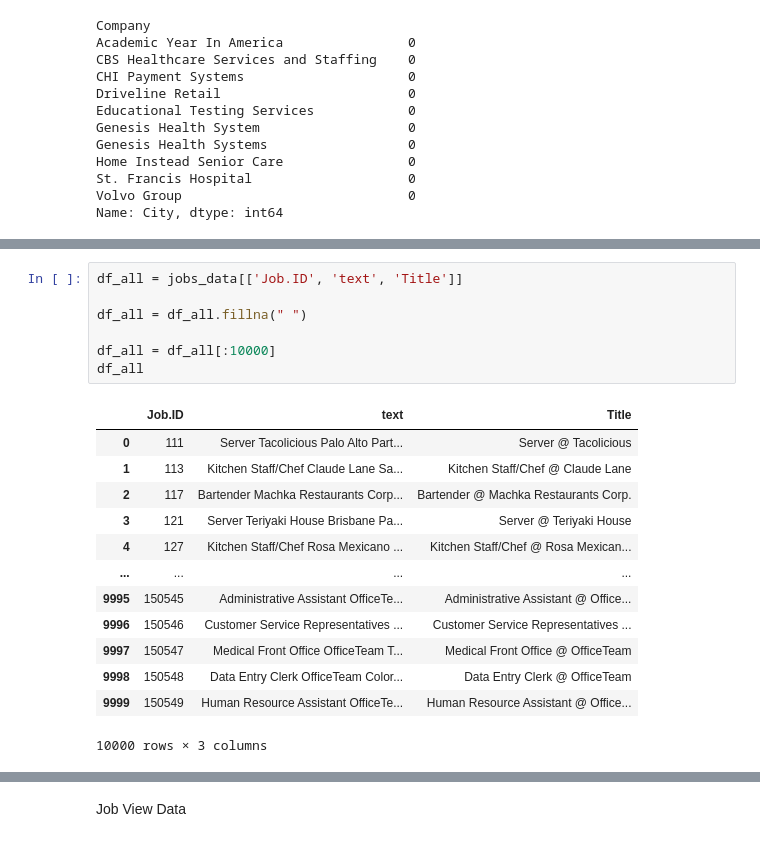
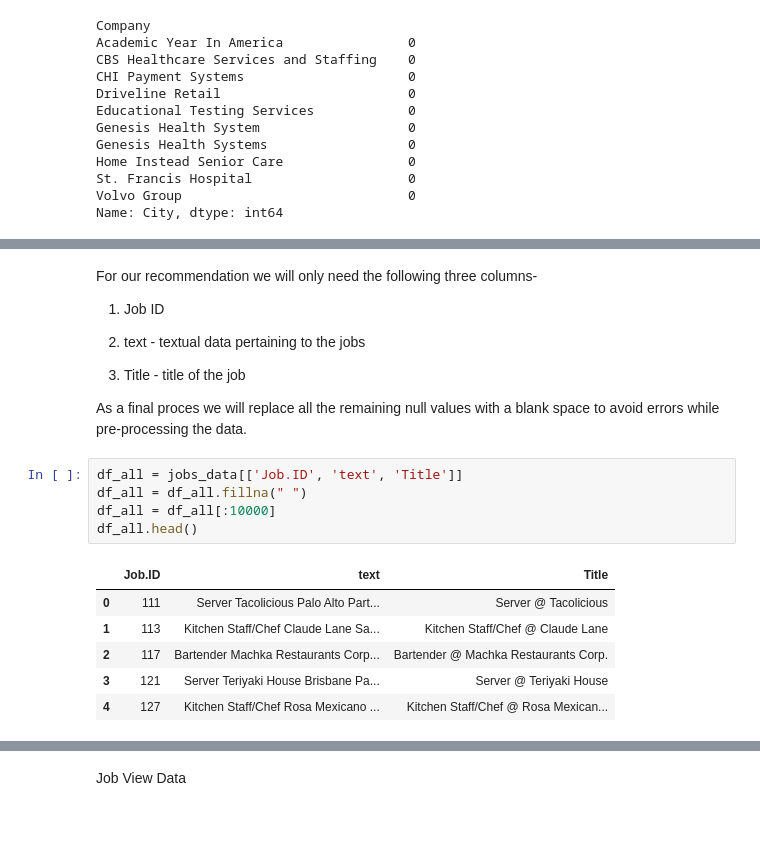
Before and after one commit to saishdesai23/Profile-based-Candidate-Job-Recommendation-System, a Jupyter notebook: Job_Recommendation_System.ipynb, the cells around one changed output, grey strips where cells are left out. Drawn from its saved outputs; the diff is of its cells as text.

```diff
--- a/Job_Recommendation_System.ipynb
+++ b/Job_Recommendation_System.ipynb
@@ -204,24 +209,24 @@ jobs_data.head()
 | 2 | 117 | Bartender Machka Restaurants Corp... | Bartender @ Machka Restaurants Corp. | We are a popular Mediterranean wi... |
 | 3 | 121 | Server Teriyaki House Brisbane Pa... | Server @ Teriyaki House | ● Serve food/drinks to customers ... |
 | 4 | 127 | Kitchen Staff/Chef Rosa Mexicano ... | Kitchen Staff/Chef @ Rosa Mexican... | Located at the heart of Hollywood... |
+# %% [markdown]
+For our recommendation we will only need the following three columns-
+1) Job ID
+
+2) text - textual data pertaining to the jobs
+
+3) Title - title of the job
+
+As a final proces we will replace all the remaining null values with a blank space to avoid errors while pre-processing the data.
 # %%
 df_all = jobs_data[['Job.ID', 'text', 'Title']]
-
 df_all = df_all.fillna(" ")
-
 df_all = df_all[:10000]
-df_all
+df_all.head()
 # %% [output]
 |  | Job.ID | text | Title |
 | 0 | 111 | Server Tacolicious Palo Alto Part... | Server @ Tacolicious |
 | 1 | 113 | Kitchen Staff/Chef Claude Lane Sa... | Kitchen Staff/Chef @ Claude Lane |
 | 2 | 117 | Bartender Machka Restaurants Corp... | Bartender @ Machka Restaurants Corp. |
 | 3 | 121 | Server Teriyaki House Brisbane Pa... | Server @ Teriyaki House |
 | 4 | 127 | Kitchen Staff/Chef Rosa Mexicano ... | Kitchen Staff/Chef @ Rosa Mexican... |
-| ... | ... | ... | ... |
-| 9995 | 150545 | Administrative Assistant OfficeTe... | Administrative Assistant @ Office... |
-| 9996 | 150546 | Customer Service Representatives ... | Customer Service Representatives ... |
-| 9997 | 150547 | Medical Front Office OfficeTeam T... | Medical Front Office @ OfficeTeam |
-| 9998 | 150548 | Data Entry Clerk OfficeTeam Color... | Data Entry Clerk @ OfficeTeam |
-| 9999 | 150549 | Human Resource Assistant OfficeTe... | Human Resource Assistant @ Office... |
-10000 rows × 3 columns
```
Also changed, not shown: parts of 90 cells of this notebook.
